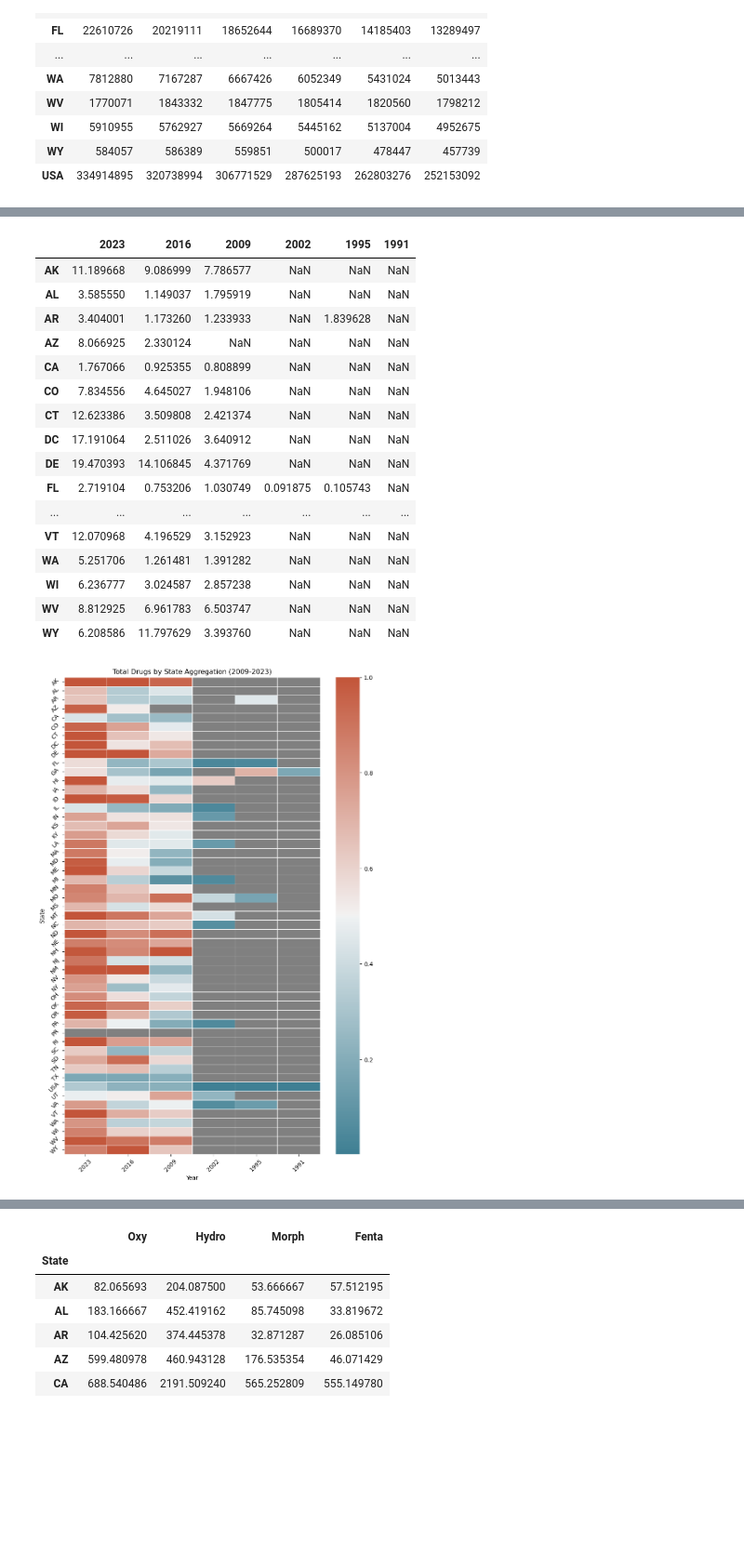
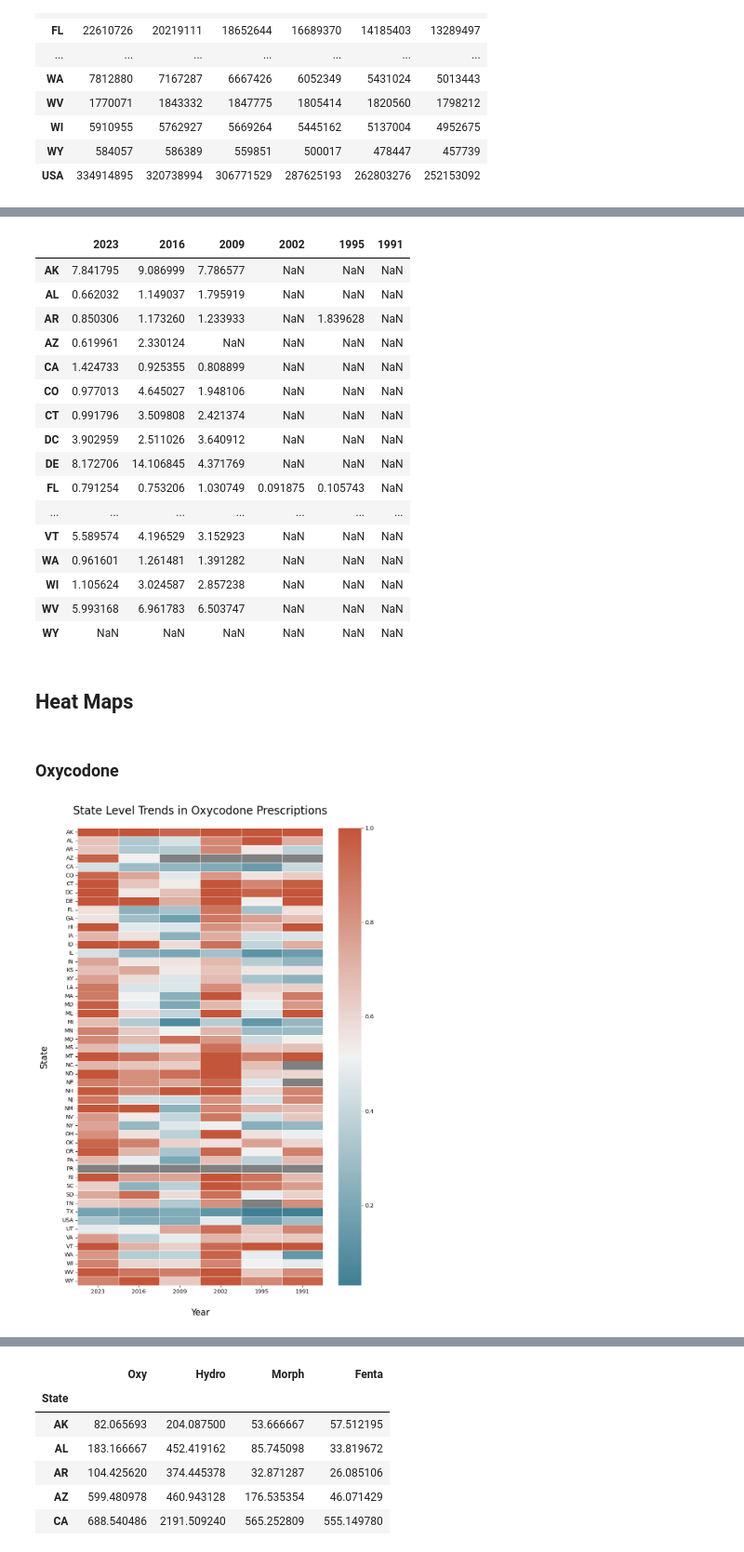
Before and after one commit to NefertitiM/Determinants-of-Opioid-Mortality, a Jupyter notebook: Nefertiti Branch/Fentanyl.ipynb, the cells around one changed output, grey strips where cells are left out. Shown at 93% size. Cells and saved outputs as stored; diff of their text form; code cells hidden in the pictures; blank space fills up the shorter version.

```diff
--- a/Nefertiti Branch/Fentanyl.ipynb
+++ b/Nefertiti Branch/Fentanyl.ipynb
@@ -73,19 +73,19 @@ morph_2009 = pd.read_csv(morph_2009_path)
 fenta_2009 = pd.read_csv(fenta_2009_path)
 
 #Read Files 2002
-oxy_2002 = pd.read_csv(fenta_2002_path)
+oxy_2002 = pd.read_csv(oxy_2002_path)
 hydro_2002 = pd.read_csv(hydro_2002_path)
 morph_2002 = pd.read_csv(morph_2002_path)
 fenta_2002 = pd.read_csv(fenta_2002_path)
 
 #Read Files 1995
-oxy_1995 = pd.read_csv(fenta_1995_path)
+oxy_1995 = pd.read_csv(oxy_1995_path)
 hydro_1995 = pd.read_csv(hydro_1995_path)
 morph_1995 = pd.read_csv(morph_1995_path)
 fenta_1995 = pd.read_csv(fenta_1995_path)
 
 #Read Files 1991
-oxy_1991 = pd.read_csv(fenta_1991_path)
+oxy_1991 = pd.read_csv(oxy_1991_path)
 hydro_1991 = pd.read_csv(hydro_1991_path)
 morph_1991 = pd.read_csv(morph_1991_path)
 fenta_1991 = pd.read_csv(fenta_1991_path)
@@ -254,46 +270,48 @@ fenta_norm = all_fenta_pmean/cln_pop*100000
 morph_norm = all_morph_pmean/cln_pop*100000
 
 hydro_norm = all_hydro_pmean/cln_pop*100000
-oxy_norm
+fenta_norm
 # %% [output]
 |  | 2023 | 2016 | 2009 | 2002 | 1995 | 1991 |
-| AK | 11.189668 | 9.086999 | 7.786577 | NaN | NaN | NaN |
-| AL | 3.585550 | 1.149037 | 1.795919 | NaN | NaN | NaN |
-| AR | 3.404001 | 1.173260 | 1.233933 | NaN | 1.839628 | NaN |
-| AZ | 8.066925 | 2.330124 | NaN | NaN | NaN | NaN |
-| CA | 1.767066 | 0.925355 | 0.808899 | NaN | NaN | NaN |
-| CO | 7.834556 | 4.645027 | 1.948106 | NaN | NaN | NaN |
-| CT | 12.623386 | 3.509808 | 2.421374 | NaN | NaN | NaN |
-| DC | 17.191064 | 2.511026 | 3.640912 | NaN | NaN | NaN |
-| DE | 19.470393 | 14.106845 | 4.371769 | NaN | NaN | NaN |
-| FL | 2.719104 | 0.753206 | 1.030749 | 0.091875 | 0.105743 | NaN |
+| AK | 7.841795 | 9.086999 | 7.786577 | NaN | NaN | NaN |
+| AL | 0.662032 | 1.149037 | 1.795919 | NaN | NaN | NaN |
+| AR | 0.850306 | 1.173260 | 1.233933 | NaN | 1.839628 | NaN |
+| AZ | 0.619961 | 2.330124 | NaN | NaN | NaN | NaN |
+| CA | 1.424733 | 0.925355 | 0.808899 | NaN | NaN | NaN |
+| CO | 0.977013 | 4.645027 | 1.948106 | NaN | NaN | NaN |
+| CT | 0.991796 | 3.509808 | 2.421374 | NaN | NaN | NaN |
+| DC | 3.902959 | 2.511026 | 3.640912 | NaN | NaN | NaN |
+| DE | 8.172706 | 14.106845 | 4.371769 | NaN | NaN | NaN |
+| FL | 0.791254 | 0.753206 | 1.030749 | 0.091875 | 0.105743 | NaN |
 | ... | ... | ... | ... | ... | ... | ... |
-| VT | 12.070968 | 4.196529 | 3.152923 | NaN | NaN | NaN |
-| WA | 5.251706 | 1.261481 | 1.391282 | NaN | NaN | NaN |
-| WI | 6.236777 | 3.024587 | 2.857238 | NaN | NaN | NaN |
-| WV | 8.812925 | 6.961783 | 6.503747 | NaN | NaN | NaN |
-| WY | 6.208586 | 11.797629 | 3.393760 | NaN | NaN | NaN |
+| VT | 5.589574 | 4.196529 | 3.152923 | NaN | NaN | NaN |
+| WA | 0.961601 | 1.261481 | 1.391282 | NaN | NaN | NaN |
+| WI | 1.105624 | 3.024587 | 2.857238 | NaN | NaN | NaN |
+| WV | 5.993168 | 6.961783 | 6.503747 | NaN | NaN | NaN |
+| WY | NaN | NaN | NaN | NaN | NaN | NaN |
+# %% [markdown]
+## Heat Maps
+# %% [markdown]
+### Oxycodone
 # %%
-#Apply logarithmic scale to the data
-
 oxy_norm = oxy_norm.fillna(0)
 
 oxy_norm_log = np.log10(oxy_norm + 1)
 
 mask = oxy_norm == 0
 
 # Set custom color palette
 cmap = sns.diverging_palette(220, 20, as_cmap=True)
 cmap.set_bad('grey', 1.0)
 
 plt.figure(figsize=(10, 15))
 sns.heatmap(oxy_norm_log, cmap=cmap, mask=mask, fmt=".1f", linewidths=.5, vmax=1)
 
-plt.title('Total Drugs by State Aggregation (2009-2023)')
-plt.xlabel('Year')
-plt.ylabel('State')
-plt.yticks(rotation=45)
-plt.xticks(rotation=45)
+plt.title('State Level Trends in Oxycodone Prescriptions',fontsize=20, pad=25)
+plt.xlabel('Year',fontsize=16, labelpad=25)
+plt.ylabel('State',fontsize=16, labelpad=25)
+plt.yticks(rotation=0)
+plt.xticks(rotation=0)
 plt.show()
 # %% [output]
-[figure, old version]
+[figure, new version]
```
Also changed, not shown: parts of 39 cells of this notebook, 1 other file.
